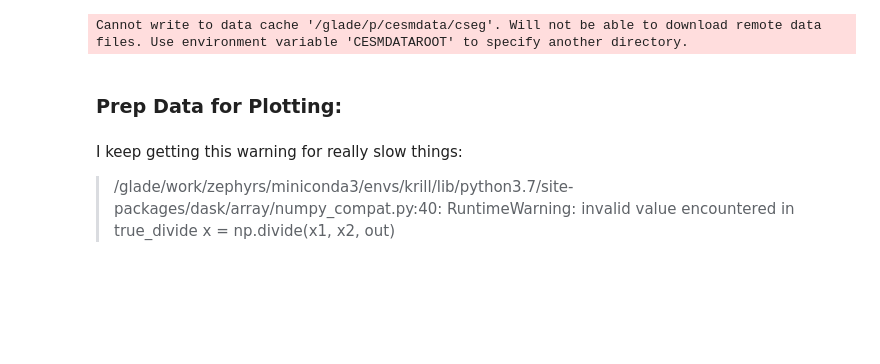
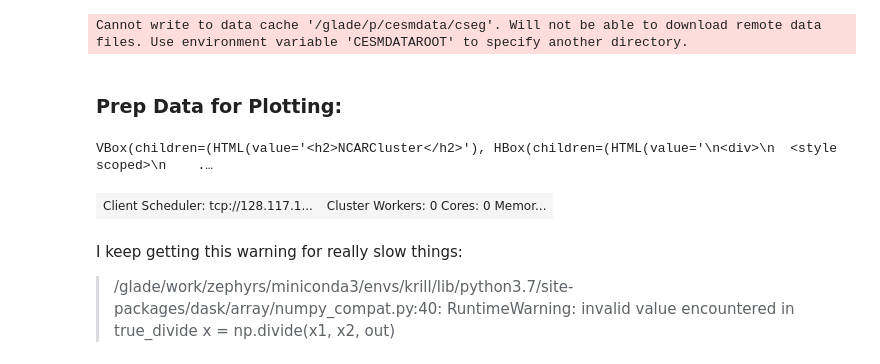
Before and after one commit to Zephyr-Sylvester/krill-cesm-le, a Jupyter notebook: notebooks/DJF-timeseries.ipynb, the cells around one changed output. Saved outputs shown, nothing was run; the diff lists cells and outputs as text; code cells hidden in the pictures; blank space fills up the shorter version.

```diff
--- a/notebooks/DJF-timeseries.ipynb
+++ b/notebooks/DJF-timeseries.ipynb
@@ -259,0 +184,18 @@ rmask[4, :, :] = grid.TAREA.where((lat <= -45) & ((lon >= 245) & (lon <= 298)) &
+# %%
+#'''
+from ncar_jobqueue import NCARCluster
+#cluster = NCARCluster()
+cluster = NCARCluster(project='UCUC0006')
+cluster.scale(36) #adapt(minimum_jobs=1, maximum_jobs=40)
+cluster
+#''';
+# %% [output]
+VBox(children=(HTML(value='<h2>NCARCluster</h2>'), HBox(children=(HTML(value='\n<div>\n  <style scoped>\n    .…
+# %%
+#'''
+from dask.distributed import Client
+client = Client(cluster) # Connect this local process to remote workers
+client
+#''';
+# %% [output]
+| Client Scheduler: tcp://128.117.1... | Cluster Workers: 0 Cores: 0 Memor... |
```
Also changed, not shown: parts of 26 cells of this notebook.
